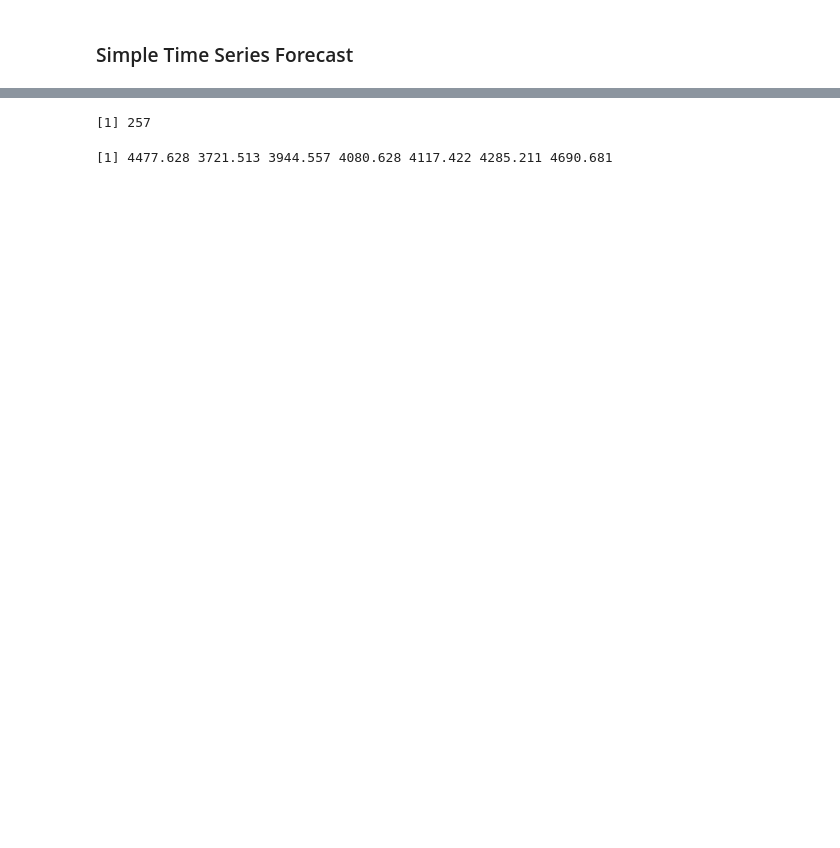
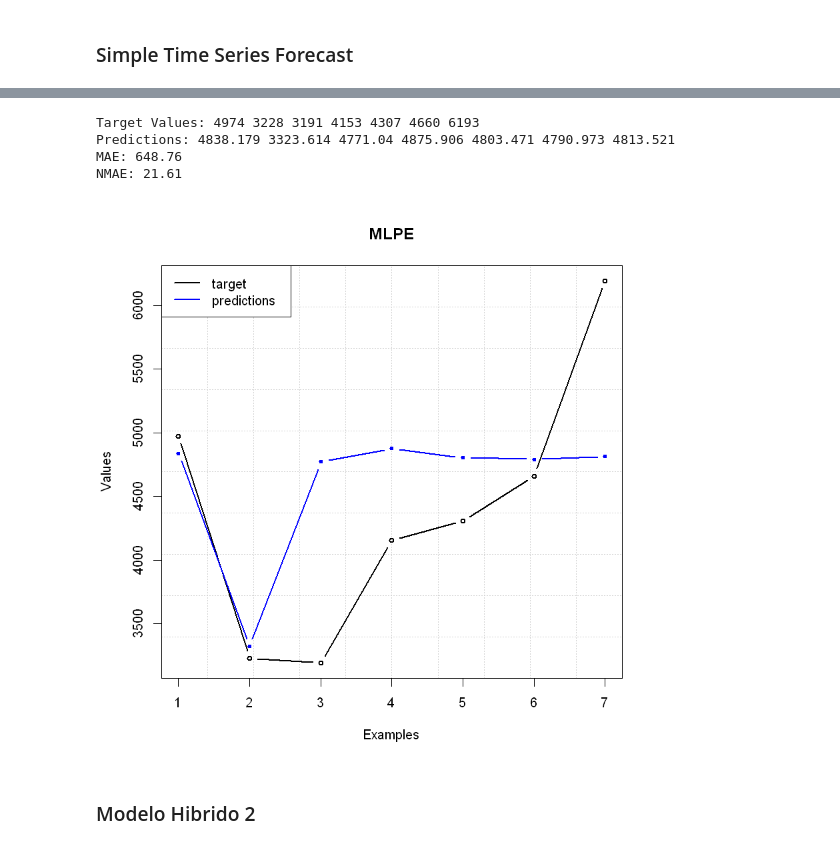
Before and after one commit to JoaoGuedes01/TIAPOSE_R_Data_Mining, a Jupyter notebook: Jupyter/Modeling (CRISP-DM).ipynb, the cells around one changed output, grey strips where cells are left out. Saved outputs shown, nothing was run; the diff lists cells and outputs as text; code cells hidden in the pictures; blank space fills up the shorter version.

Commit message:
Modeling
Modeling

```diff
--- a/Jupyter/Modeling (CRISP-DM).ipynb
+++ b/Jupyter/Modeling (CRISP-DM).ipynb
@@ -402,0 +657,11 @@ NMAE:  18.48
+# %%
+mfit=predict(M,D[H$tr,])
+df1 = data.frame(mfit)
+colnames(df1) <- "pred"
+df2 = data.frame(Pred)
+colnames(df2) <- "pred"
+df3 = rbind(df1,df2)
+
+nrow(df1)
+nrow(df2)
+nrow(df3)
@@ -403,3 +672,4 @@ NMAE:  18.48
 # %%
-bind = data.frame(cbind(d1,Pred))
+bind = data.frame(cbind(data,df3))
+head(bind)
 # %% [output]
@@ -408,10 +683,28 @@ Warning message in cbind(d1, Pred):
-# %%
-nrow(data)
-# %% [output]
-[1] 257
-# %%
-Pred
-# %% [output]
-[1] 4477.628 3721.513 3944.557 4080.628 4117.422 4285.211 4690.681
+# %%
+H=holdout(bind$all,ratio=7,mode="order")
+
+# Seleção dos dados de Treino
+train = bind[H$tr,]
+
+# Seleção dos dados de Teste
+test = bind[H$ts,]
+
+MR=fit(all~.,train,model="mlpe")
+cat("Target Values:",Target,"\n")
+
+Pred = predict(MR,test)
+cat("Predictions:",Pred,"\n")
+
+mgraph(Target,Pred,graph="REG",Grid=10,col=c("black","blue"),
+leg=list(pos="topleft",leg=c("target","predictions")),main="MLPE")
+
+cat("MAE:",round(mmetric(Target,Pred,metric="MAE"),2),"\n")
+cat("NMAE:",round(mmetric(Target,Pred,metric="NMAE"),2),"\n")
+# %% [output]
+Target Values: 4974 3228 3191 4153 4307 4660 6193
+Predictions: 4838.179 3323.614 4771.04 4875.906 4803.471 4790.973 4813.521
+MAE: 648.76
+NMAE: 21.61
+[figure, added]
 # %%
 # Ciclo for com as varias configuracoes do metodo fit para descobrir quais sao as melhroes
@@ -425,0 +711,2 @@ Pred
+# %% [markdown]
+### Modelo Hibrido 2
```
Also changed, not shown: parts of 44 cells of this notebook.
